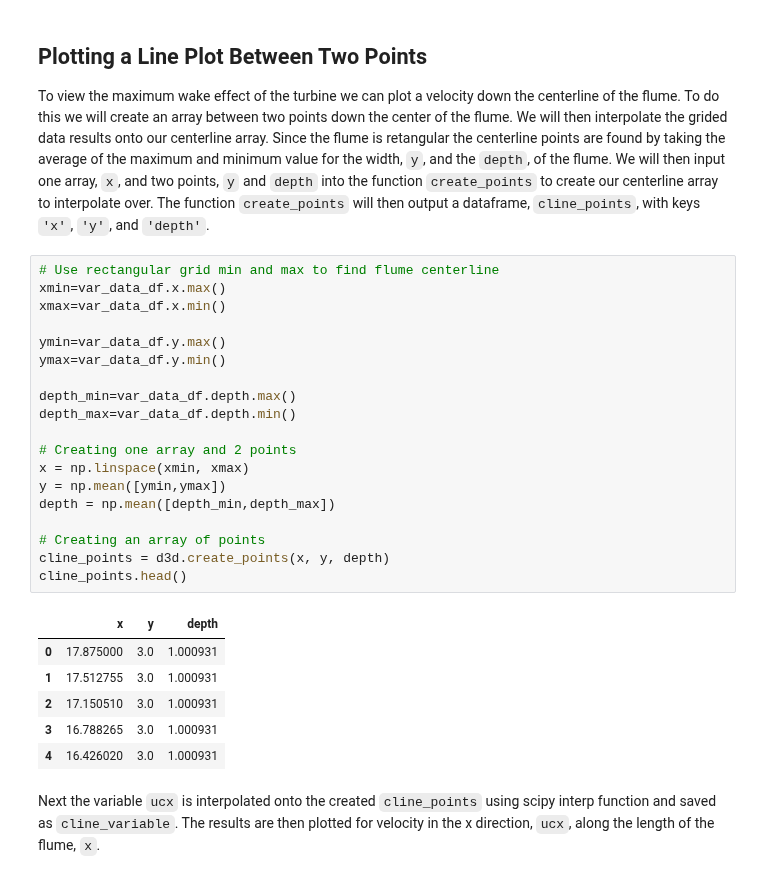
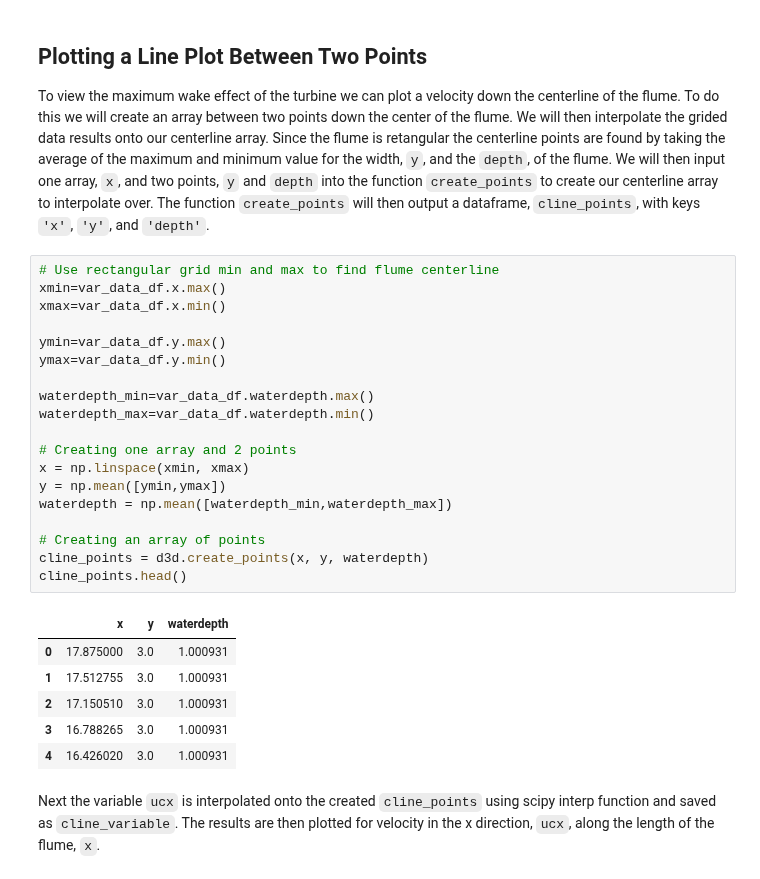
Before and after one commit to MHKiT-Software/MHKiT-Python, a Jupyter notebook: examples/Delft3D_example.ipynb, the cells around one changed output. Cells and saved outputs as stored; diff of their text form.

```diff
--- a/examples/Delft3D_example.ipynb
+++ b/examples/Delft3D_example.ipynb
@@ -106,24 +106,24 @@ To view the maximum wake effect of the turbine we can plot a velocity down the c
 # %%
 # Use rectangular grid min and max to find flume centerline
 xmin=var_data_df.x.max()
 xmax=var_data_df.x.min()
 
 ymin=var_data_df.y.max()
 ymax=var_data_df.y.min()
 
-depth_min=var_data_df.depth.max()
-depth_max=var_data_df.depth.min()
+waterdepth_min=var_data_df.waterdepth.max()
+waterdepth_max=var_data_df.waterdepth.min()
 
 # Creating one array and 2 points
 x = np.linspace(xmin, xmax)
 y = np.mean([ymin,ymax])
-depth = np.mean([depth_min,depth_max])
+waterdepth = np.mean([waterdepth_min,waterdepth_max])
 
 # Creating an array of points
-cline_points = d3d.create_points(x, y, depth)
+cline_points = d3d.create_points(x, y, waterdepth)
 cline_points.head()
 # %% [output]
-|  | x | y | depth |
+|  | x | y | waterdepth |
 | 0 | 17.875000 | 3.0 | 1.000931 |
 | 1 | 17.512755 | 3.0 | 1.000931 |
 | 2 | 17.150510 | 3.0 | 1.000931 |
```
Also changed, not shown: parts of 13 cells of this notebook.
